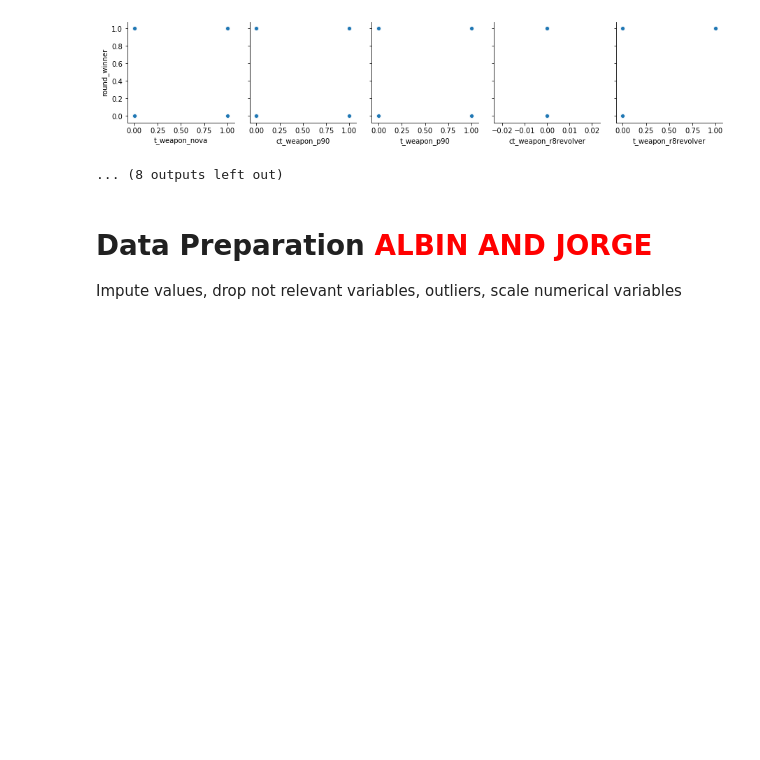
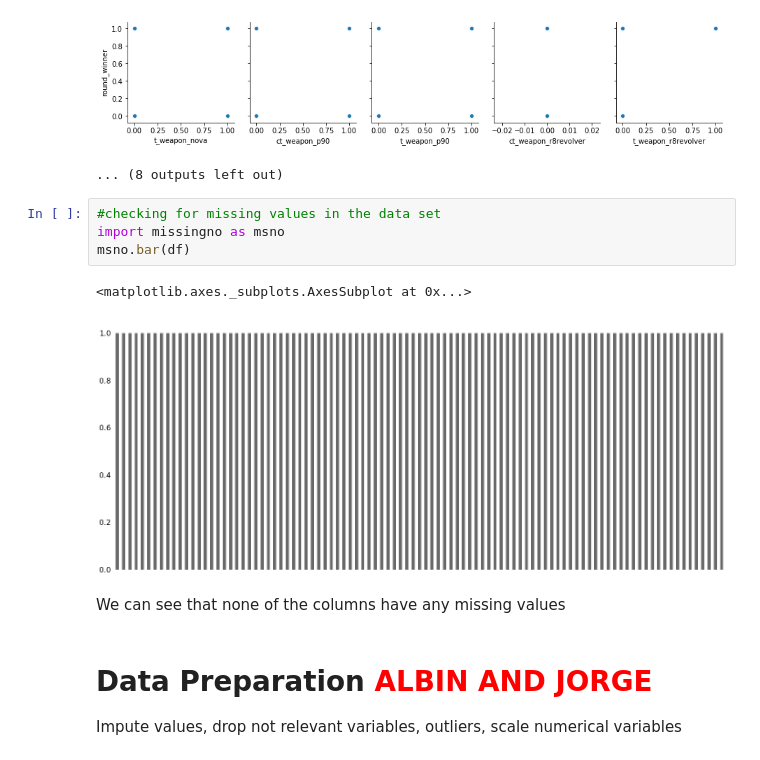
Before and after one commit to jacksomeone-92/ML2_Group_B, a Jupyter notebook: GroupB_CounterStrikeGO.ipynb, the cells around one changed output. Cells and saved outputs as stored; diff of their text form; blank space fills up the shorter version.

```diff
--- a/GroupB_CounterStrikeGO.ipynb
+++ b/GroupB_CounterStrikeGO.ipynb
@@ -374,6 +374,15 @@ for i in range(0, len(df.columns), 5):
 [figure]
 [figure]
 ... (8 outputs left out)
+# %%
+#checking for missing values in the data set
+import missingno as msno
+msno.bar(df)
+# %% [output]
+<matplotlib.axes._subplots.AxesSubplot at 0x...>
+[figure, added]
+# %% [markdown]
+We can see that none of the columns have any missing values
 # %% [markdown]
 # Data Preparation <font color=red>ALBIN AND JORGE</font>
 
```
